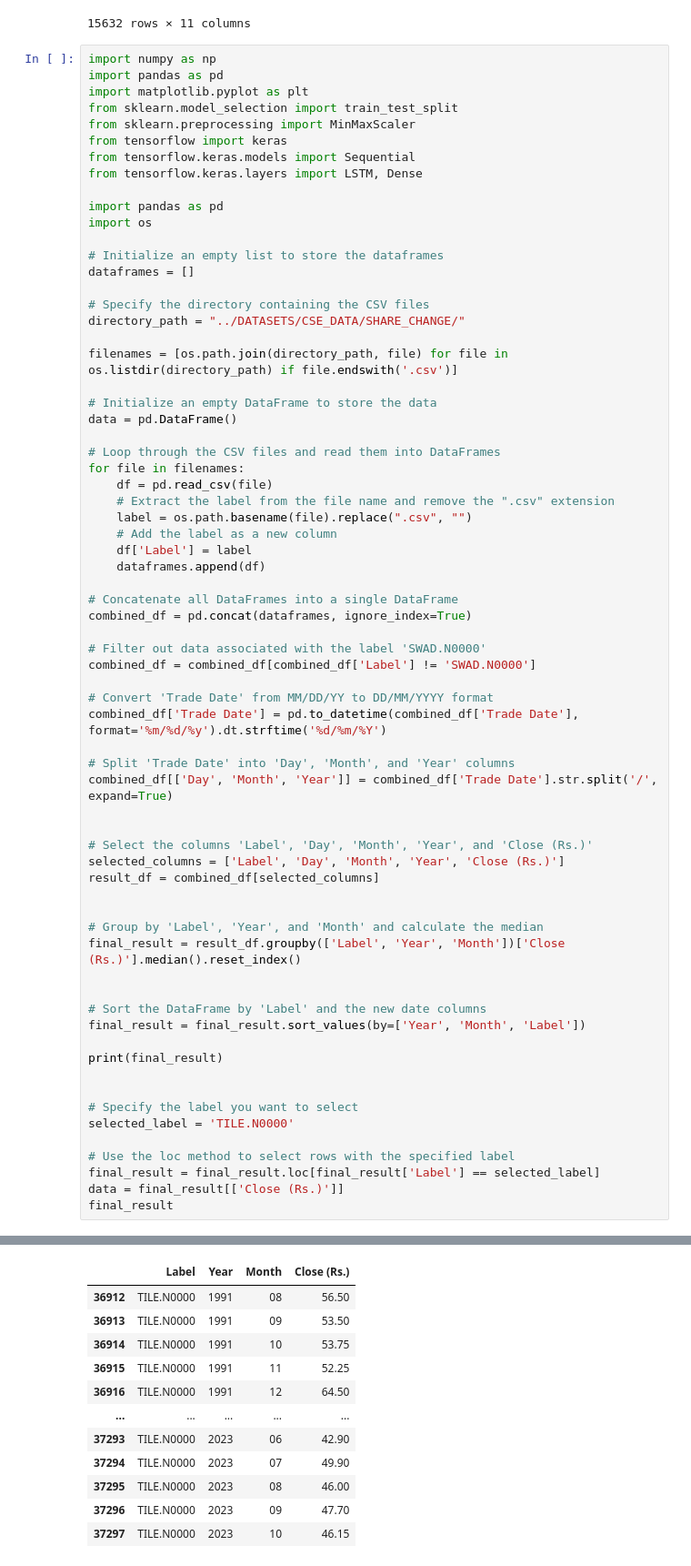
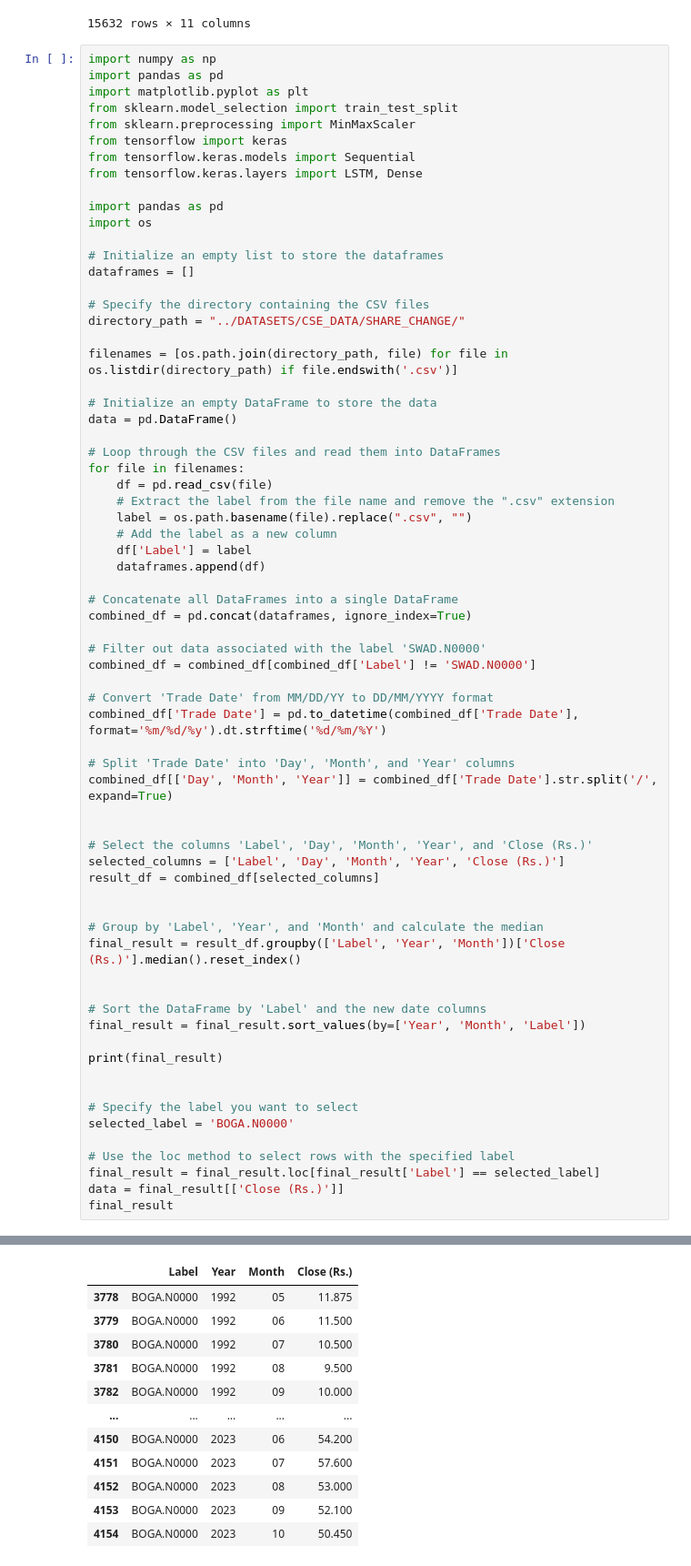
Before and after one commit to kelumKP/CIS7017, a Jupyter notebook: SOURCE_CODE/long_short_term_memory.ipynb, the cells around one changed output, grey strips where cells are left out. Shown: that part at 91% size. Drawn from its saved outputs; the diff is of its cells as text.

```diff
--- a/SOURCE_CODE/long_short_term_memory.ipynb
+++ b/SOURCE_CODE/long_short_term_memory.ipynb
@@ -247,42 +247,42 @@ final_result = result_df.groupby(['Label', 'Year', 'Month'])['Close (Rs.)'].medi
 
 
 # Sort the DataFrame by 'Label' and the new date columns
 final_result = final_result.sort_values(by=['Year', 'Month', 'Label'])
 
 print(final_result)
 
 
 # Specify the label you want to select
-selected_label = 'TILE.N0000'
+selected_label = 'BOGA.N0000'
 
 # Use the loc method to select rows with the specified label
 final_result = final_result.loc[final_result['Label'] == selected_label]
 data = final_result[['Close (Rs.)']]
 final_result
 # %% [output]
             Label  Year Month  Close (Rs.)
 19629   JKH.N0000  1986    08         0.00
 35686   SUN.N0000  1990    03        12.50
 16090  GREG.N0000  1990    04         0.50
 32359  SELI.N0000  1991    01       550.00
 33994  SHAL.N0000  1991    02       575.00
 ...           ...   ...   ...          ...
 40074  VPEL.N0000  2023    10         6.80
 40078  WAPO.N0000  2023    10        31.50
 40388  WATA.N0000  2023    10        74.20
 40419  WIND.N0000  2023    10        18.55
 40423  YORK.N0000  2023    10       165.00
 
 [40424 rows x 4 columns]
 |  | Label | Year | Month | Close (Rs.) |
-| 36912 | TILE.N0000 | 1991 | 08 | 56.50 |
-| 36913 | TILE.N0000 | 1991 | 09 | 53.50 |
-| 36914 | TILE.N0000 | 1991 | 10 | 53.75 |
-| 36915 | TILE.N0000 | 1991 | 11 | 52.25 |
-| 36916 | TILE.N0000 | 1991 | 12 | 64.50 |
+| 3778 | BOGA.N0000 | 1992 | 05 | 11.875 |
+| 3779 | BOGA.N0000 | 1992 | 06 | 11.500 |
+| 3780 | BOGA.N0000 | 1992 | 07 | 10.500 |
+| 3781 | BOGA.N0000 | 1992 | 08 | 9.500 |
+| 3782 | BOGA.N0000 | 1992 | 09 | 10.000 |
 | ... | ... | ... | ... | ... |
-| 37293 | TILE.N0000 | 2023 | 06 | 42.90 |
-| 37294 | TILE.N0000 | 2023 | 07 | 49.90 |
-| 37295 | TILE.N0000 | 2023 | 08 | 46.00 |
-| 37296 | TILE.N0000 | 2023 | 09 | 47.70 |
-| 37297 | TILE.N0000 | 2023 | 10 | 46.15 |
+| 4150 | BOGA.N0000 | 2023 | 06 | 54.200 |
+| 4151 | BOGA.N0000 | 2023 | 07 | 57.600 |
+| 4152 | BOGA.N0000 | 2023 | 08 | 53.000 |
+| 4153 | BOGA.N0000 | 2023 | 09 | 52.100 |
+| 4154 | BOGA.N0000 | 2023 | 10 | 50.450 |
```
Also changed, not shown: parts of 3 cells of this notebook.
